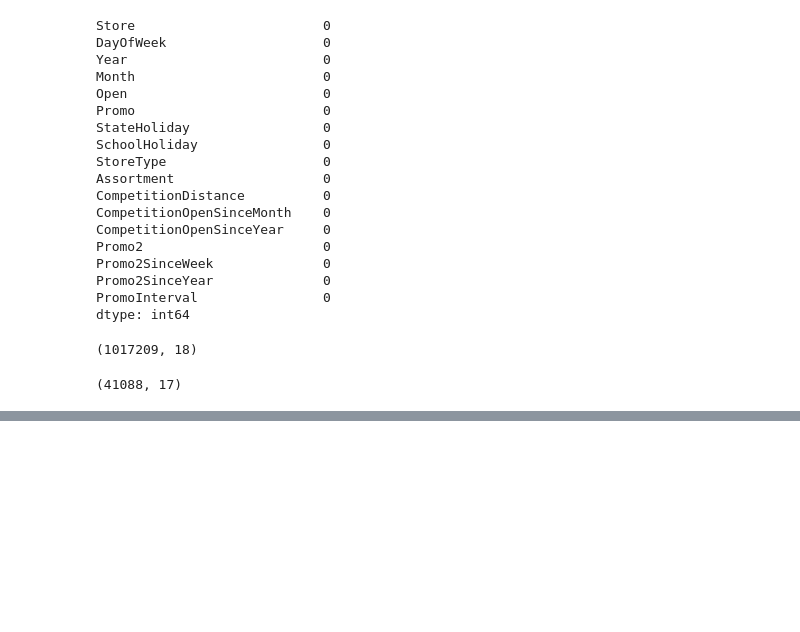
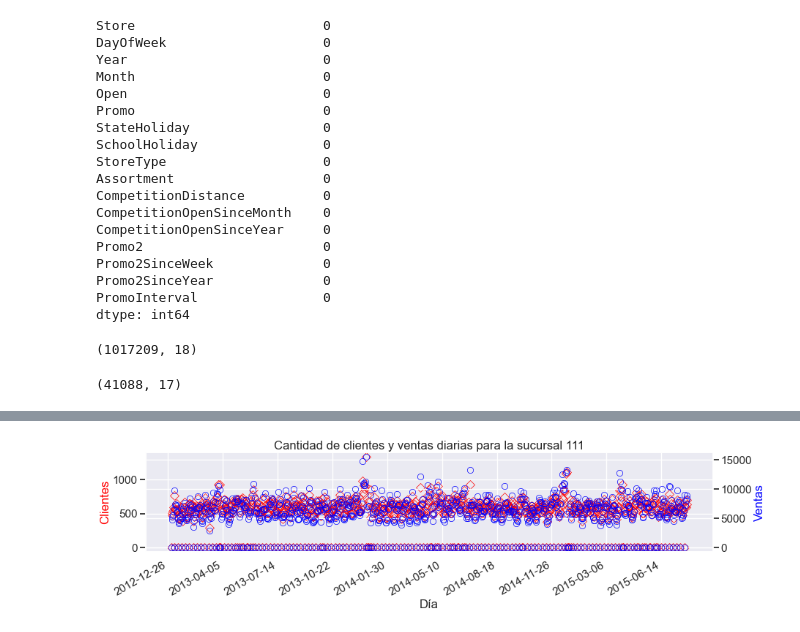
Before and after one commit to francotestori/series_temporales, a Jupyter notebook: notebooks/1_preprocess.ipynb, the cells around one changed output, grey strips where cells are left out. Saved outputs shown, nothing was run; the diff lists cells and outputs as text; code cells hidden in the pictures; blank space fills up the shorter version.

```diff
--- a/notebooks/1_preprocess.ipynb
+++ b/notebooks/1_preprocess.ipynb
@@ -12,6 +12,13 @@ import numpy as np
 import matplotlib.pyplot as plt
 import scipy.stats as stats
 import seaborn as sns
+# %%
+# Styles
+sns.set_context('poster')
+sns.set_style('darkgrid')
+
+plt.rcParams['figure.figsize'] = [20, 6]
+plt.rcParams['figure.dpi'] = 50 # 200 e.g. is really fine, but slower
 # %% [markdown]
 ### Train Dataset
 # %%
@@ -840,0 +850,5 @@ test_model.head()
+# %%
+Store=111
+train_corr = train_store[['Store','Date','DayOfWeek','Customers','Sales']][train_store['Store']==Store].set_index(['Date'])
+del train_corr["Store"]
+train_corr.head()
@@ -840,0 +875,23 @@ test_model.head()
+# %%
+import matplotlib.ticker as plticker
+loc = plticker.MultipleLocator(base=100.0) # this locator puts ticks at regular intervals
+
+fig,ax = plt.subplots()
+# make a plot
+ax.plot(train_corr.index, train_corr.Customers, color="red", marker="D",linestyle = 'None',markerfacecolor='None',)
+# set x-axis label
+ax.set_xlabel("Día")
+# set y-axis label
+ax.set_ylabel("Clientes",color="red")
+# twin object for two different y-axis on the sample plot
+ax2=ax.twinx()
+# make a plot with different y-axis using second axis object
+ax2.plot(train_corr.index, train_corr.Sales,color="blue",marker="o",linestyle = 'None',markerfacecolor='None',)
+ax2.set_ylabel("Ventas",color="blue")
+ax.xaxis.set_major_locator(loc)
+fig.autofmt_xdate()
+
+plt.title(f'Cantidad de clientes y ventas diarias para la sucursal {Store}')
+plt.show()
+# %% [output]
+[figure, added]
```
Also changed, not shown: parts of 22 cells of this notebook.
